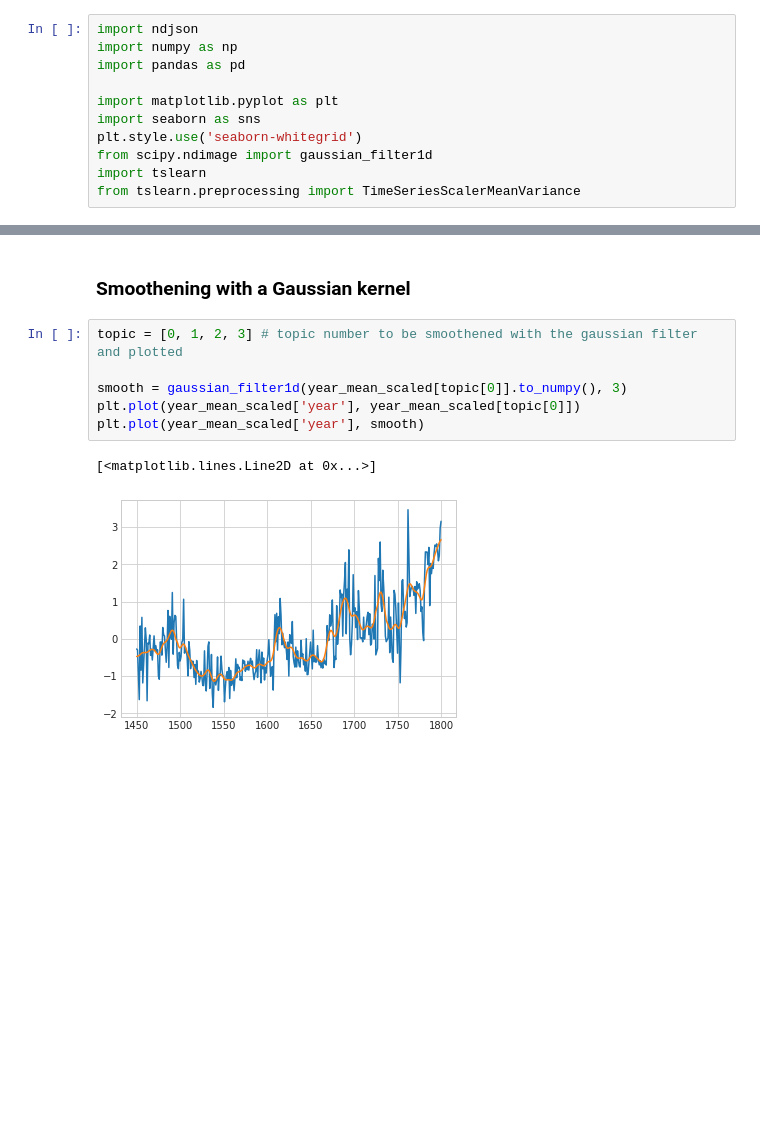
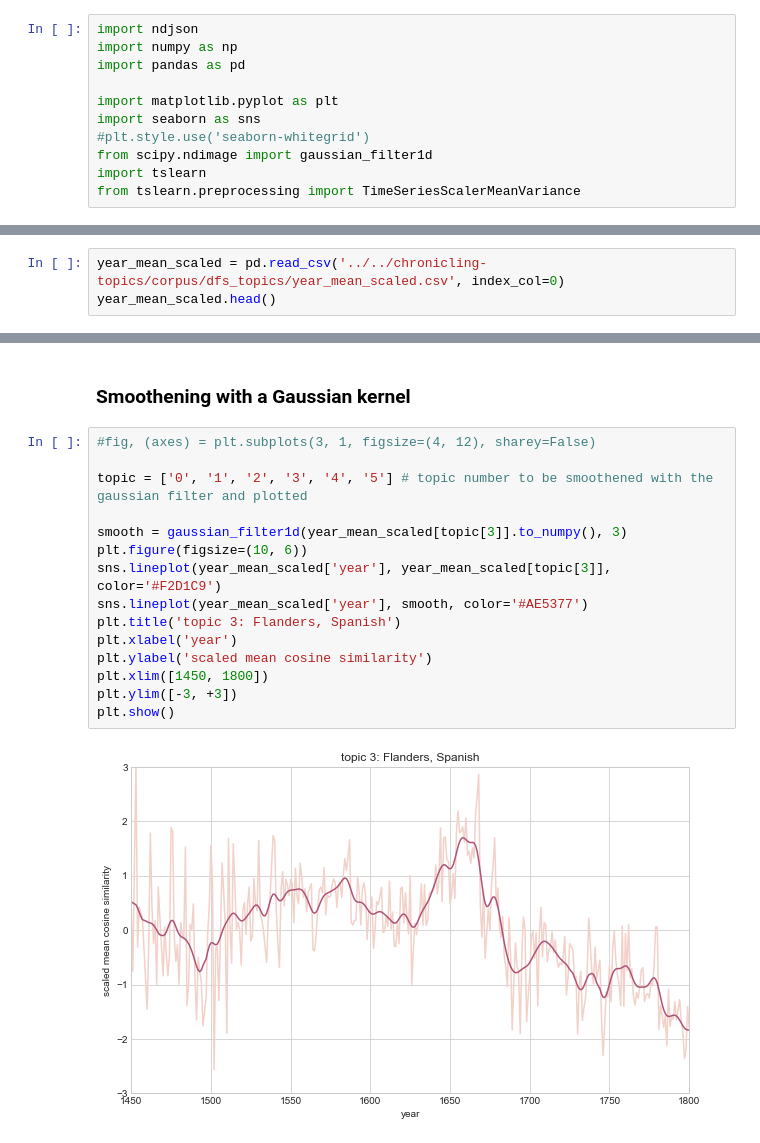
Before and after one commit to centre-for-humanities-computing/dutch-chronicles, a Jupyter notebook: notebooks/top2vec_analysis.ipynb, the cells around one changed output, grey strips where cells are left out. Drawn from its saved outputs; the diff is of its cells as text; blank space fills up the shorter version.

```diff
--- a/notebooks/top2vec_analysis.ipynb
+++ b/notebooks/top2vec_analysis.ipynb
@@ -12,7 +12,7 @@ import pandas as pd
 
 import matplotlib.pyplot as plt
 import seaborn as sns
-plt.style.use('seaborn-whitegrid')
+#plt.style.use('seaborn-whitegrid')
 from scipy.ndimage import gaussian_filter1d
 import tslearn
 from tslearn.preprocessing import TimeSeriesScalerMeanVariance
@@ -94,0 +90,3 @@ year_mean_scaled.plot(x='year', y=[0, 3])
+# %%
+year_mean_scaled = pd.read_csv('../../chronicling-topics/corpus/dfs_topics/year_mean_scaled.csv', index_col=0)
+year_mean_scaled.head()
@@ -95,11 +110,19 @@ year_mean_scaled.plot(x='year', y=[0, 3])
 # %% [markdown]
 ### Smoothening with a Gaussian kernel
 # %%
-topic = [0, 1, 2, 3] # topic number to be smoothened with the gaussian filter and plotted
+#fig, (axes) = plt.subplots(3, 1, figsize=(4, 12), sharey=False)
 
-smooth = gaussian_filter1d(year_mean_scaled[topic[0]].to_numpy(), 3)
-plt.plot(year_mean_scaled['year'], year_mean_scaled[topic[0]])
-plt.plot(year_mean_scaled['year'], smooth)
+topic = ['0', '1', '2', '3', '4', '5'] # topic number to be smoothened with the gaussian filter and plotted
+
+smooth = gaussian_filter1d(year_mean_scaled[topic[3]].to_numpy(), 3)
+plt.figure(figsize=(10, 6))
+sns.lineplot(year_mean_scaled['year'], year_mean_scaled[topic[3]], color='#F2D1C9')
+sns.lineplot(year_mean_scaled['year'], smooth, color='#AE5377')
+plt.title('topic 3: Flanders, Spanish')
+plt.xlabel('year')
+plt.ylabel('scaled mean cosine similarity')
+plt.xlim([1450, 1800])
+plt.ylim([-3, +3])
+plt.show()
 # %% [output]
-[<matplotlib.lines.Line2D at 0x...>]
-[figure, old version]
+[figure, new version]
```
Also changed, not shown: parts of 5 cells of this notebook.
